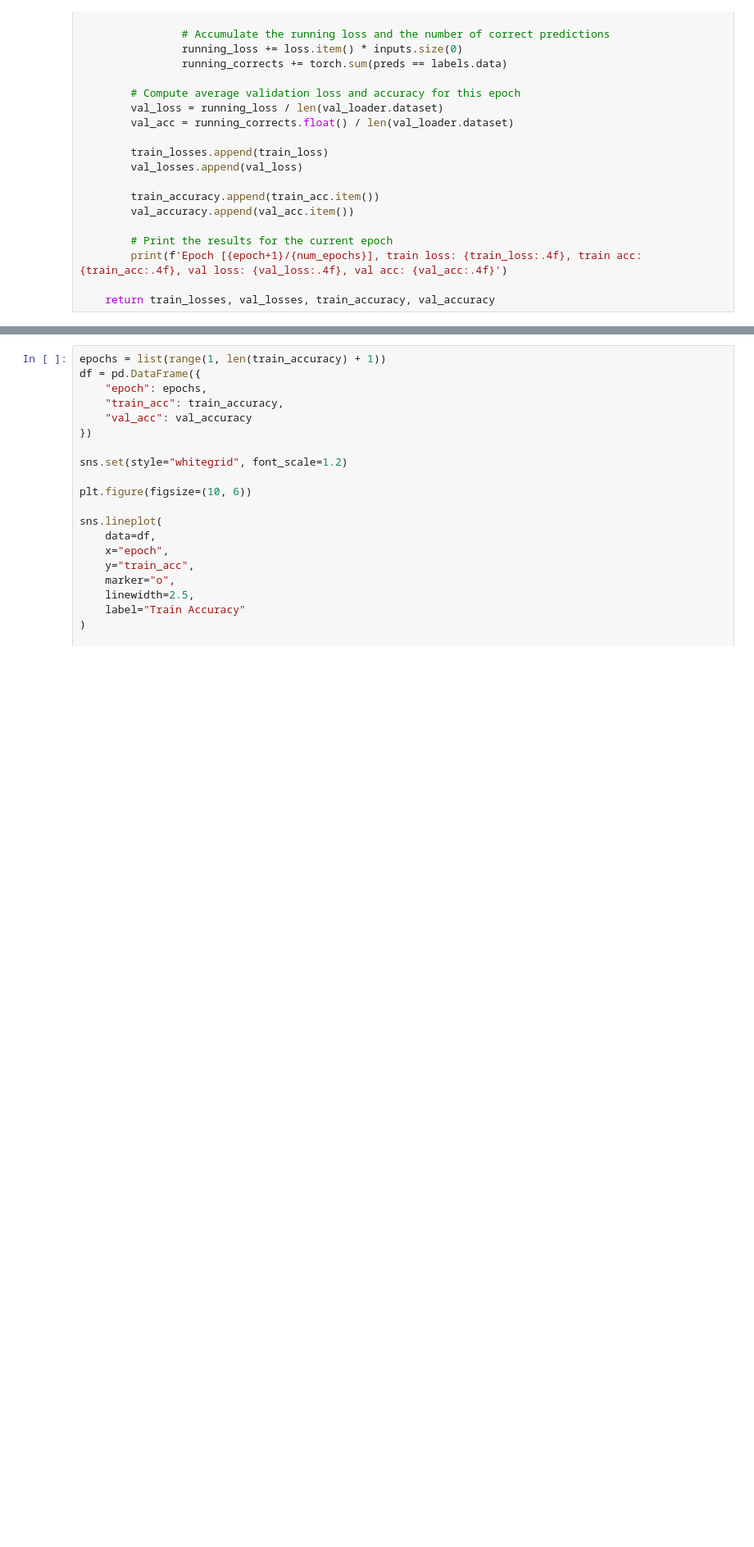
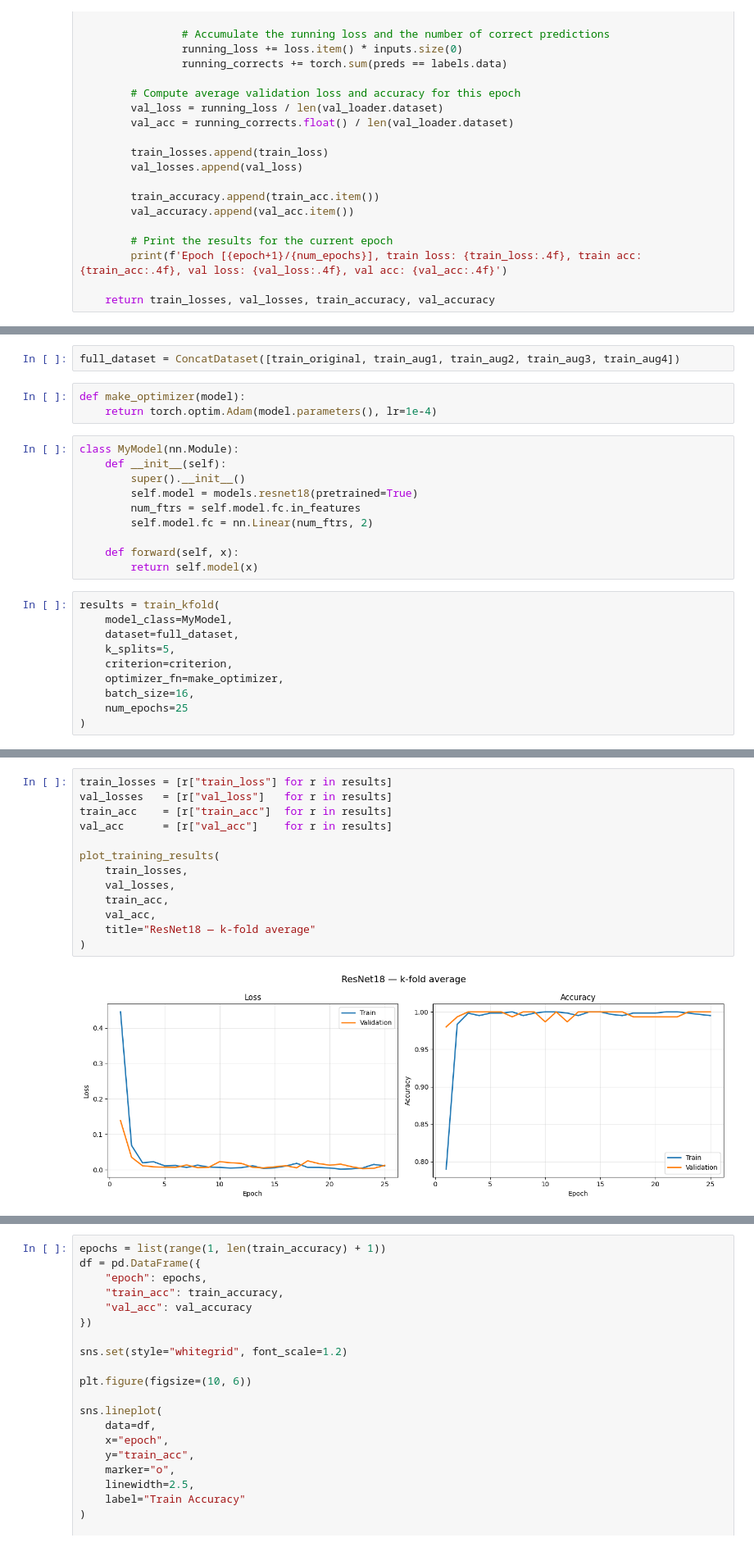
Before and after one commit to AndreichukVladlena/y2k-vs-classic-style-classifier, a Jupyter notebook: main.ipynb, the cells around one changed output, grey strips where cells are left out. Shown at 82% size. Cells and saved outputs as stored; diff of their text form; blank space fills up the shorter version.

Commit message:
feat: add k-folds crossvalidation

```diff
--- a/main.ipynb
+++ b/main.ipynb
@@ -282,0 +263,25 @@ def train(model, train_loader, val_loader, criterion, optimizer, num_epochs):
+# %%
+full_dataset = ConcatDataset([train_original, train_aug1, train_aug2, train_aug3, train_aug4])
+# %%
+def make_optimizer(model):
+    return torch.optim.Adam(model.parameters(), lr=1e-4)
+# %%
+class MyModel(nn.Module):
+    def __init__(self):
+        super().__init__()
+        self.model = models.resnet18(pretrained=True)
+        num_ftrs = self.model.fc.in_features
+        self.model.fc = nn.Linear(num_ftrs, 2)
+
+    def forward(self, x):
+        return self.model(x)
+# %%
+results = train_kfold(
+    model_class=MyModel,
+    dataset=full_dataset,
+    k_splits=5,
+    criterion=criterion,
+    optimizer_fn=make_optimizer,
+    batch_size=16,
+    num_epochs=25
+)
@@ -282,0 +346,15 @@ def train(model, train_loader, val_loader, criterion, optimizer, num_epochs):
+# %%
+train_losses = [r["train_loss"] for r in results]
+val_losses   = [r["val_loss"]   for r in results]
+train_acc    = [r["train_acc"]  for r in results]
+val_acc      = [r["val_acc"]    for r in results]
+
+plot_training_results(
+    train_losses,
+    val_losses,
+    train_acc,
+    val_acc,
+    title="ResNet18 — k-fold average"
+)
+# %% [output]
+[figure, added]
```
Also changed, not shown: parts of 33 cells of this notebook.
